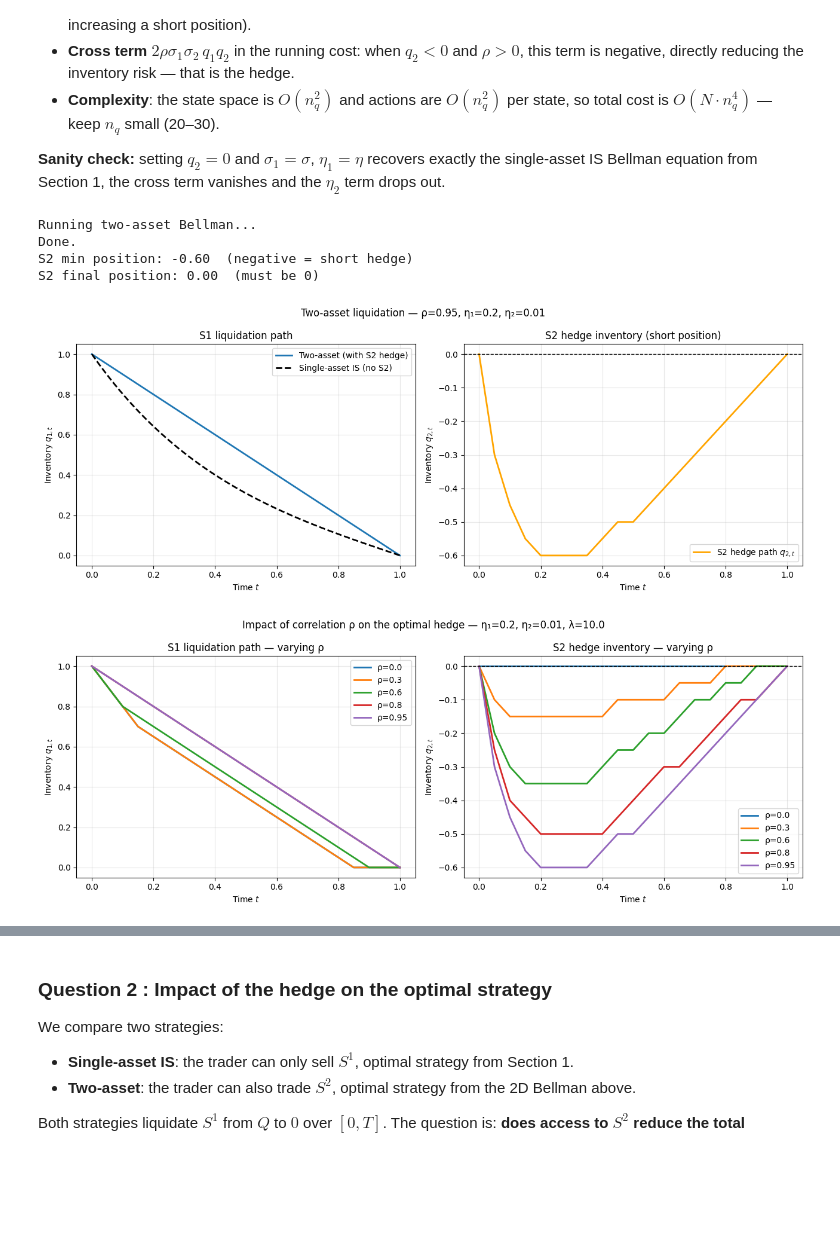
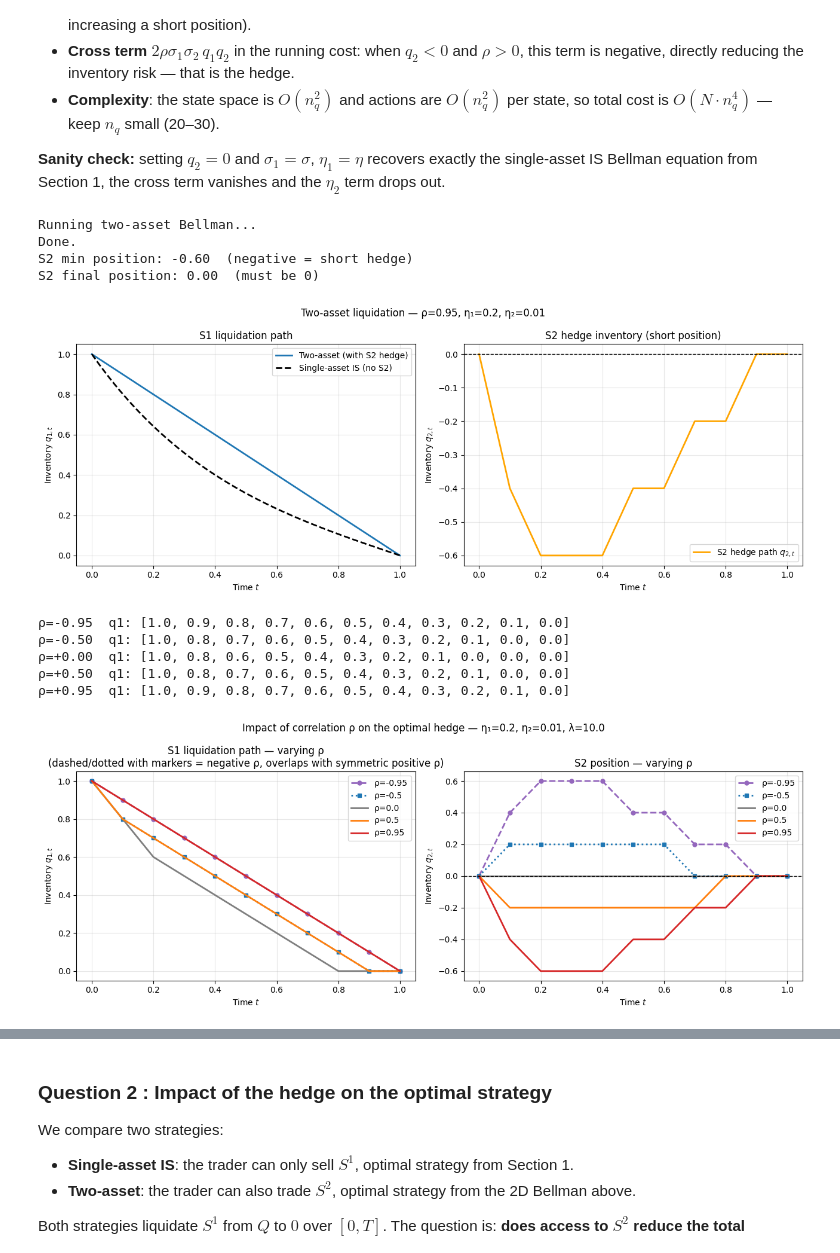
Before and after one commit to BenjaminFernandesNeres/almgren-chriss-extensions, a Jupyter notebook: main.ipynb, the cells around one changed output, grey strips where cells are left out. Cells and saved outputs as stored; diff of their text form; code cells hidden in the pictures; blank space fills up the shorter version.

```diff
--- a/main.ipynb
+++ b/main.ipynb
@@ -527,15 +530,14 @@ Compared to the 1D Bellman (Section 1):
 # The hedge is beneficial when lambda is large (risk-averse) and eta2 << eta1
 Q_s1   = 1.0    # initial inventory of S1 (S2 starts at 0 by definition)
 T      = 1.0    # liquidation horizon (same as Section 1)
-sigma1 = 0.3
-sigma2 = 0.3
-rho    = 0.95   # very high correlation: S2 is a close substitute for S1
-eta1   = 0.2    # S1 illiquid
-eta2   = 0.01   # S2 much more liquid (20x cheaper to trade)
-lam    = 10.0   # high risk aversion — higher than Section 1 to show hedge benefit
-
-N      = 20
-n_q    = 20
+sigma1 = 0.3    # volatility of S1
+sigma2 = 0.3    # volatility of S2
+rho    = 0.95   # correlation between S1 and S2 (very high: S2 is a close substitute)
+eta1   = 0.2    # temporary impact of S1 (illiquid)
+eta2   = 0.01   # temporary impact of S2 (20x more liquid than S1)
+lam    = 10.0   # risk-aversion coefficient (high to show hedge benefit)
+N      = 10     # number of time steps
+n_q    = 10     # grid size per asset — finer grid for smoother paths (complexity: O(N * n_q^4))
 
 print('Running two-asset Bellman...')
 t, q1_grid, q2_grid, q1_path, q2_path = bellman_two_assets(
@@ -575,36 +577,43 @@ Running two-asset Bellman...
 Done.
 S2 min position: -0.60  (negative = short hedge)
 S2 final position: 0.00  (must be 0)
-[figure, old version]
+[figure, new version]
 # %%
-# Sensitivity to correlation rho
-rhos = [0.0, 0.3, 0.6, 0.8, 0.95]
-colors_rho = ['tab:blue', 'tab:orange', 'tab:green', 'tab:red', 'tab:purple']
+# Sensitivity to correlation rho — now including negative values
+rhos       = [-0.95, -0.5, 0.0, 0.5, 0.95]
+colors_rho = ['tab:purple', 'tab:blue', 'tab:gray', 'tab:orange', 'tab:red']
+styles_rho = ['--', ':', '-', '-', '-']
+markers    = ['o', 's', None, None, None]  # markers on negative rho to show they overlap with positive
 
 fig, axes = plt.subplots(1, 2, figsize=(13, 5))
 
-for rho_i, color in zip(rhos, colors_rho):
+for rho_i, color, style, marker in zip(rhos, colors_rho, styles_rho, markers):
     t_i, _, _, q1_i, q2_i = bellman_two_assets(
         Q_s1, T, sigma1, sigma2, rho_i, eta1, eta2, lam, N=N, n_q=n_q
     )
-    axes[0].plot(t_i, q1_i, color=color, label=f'ρ={rho_i}')
-    axes[1].plot(t_i, q2_i, color=color, label=f'ρ={rho_i}')
+    axes[0].plot(t_i, q1_i, color=color, linestyle=style, marker=marker, markersize=5, label=f'ρ={rho_i}')
+    axes[1].plot(t_i, q2_i, color=color, linestyle=style, marker=marker, markersize=5, label=f'ρ={rho_i}')
 
 axes[0].set_xlabel('Time $t$')
 axes[0].set_ylabel('Inventory $q_{1,t}$')
-axes[0].set_title('S1 liquidation path — varying ρ')
+axes[0].set_title('S1 liquidation path — varying ρ\n(dashed/dotted with markers = negative ρ, overlaps with symmetric positive ρ)')
 axes[0].legend()
 
 axes[1].axhline(0, color='k', linewidth=1, linestyle='--')
 axes[1].set_xlabel('Time $t$')
 axes[1].set_ylabel('Inventory $q_{2,t}$')
-axes[1].set_title('S2 hedge inventory — varying ρ')
+axes[1].set_title('S2 position — varying ρ')
 axes[1].legend()
 
 plt.suptitle(f'Impact of correlation ρ on the optimal hedge — η₁={eta1}, η₂={eta2}, λ={lam}', fontsize=12)
 plt.tight_layout()
 plt.show()
 # %% [output]
+ρ=-0.95  q1: [1.0, 0.9, 0.8, 0.7, 0.6, 0.5, 0.4, 0.3, 0.2, 0.1, 0.0]
+ρ=-0.50  q1: [1.0, 0.8, 0.7, 0.6, 0.5, 0.4, 0.3, 0.2, 0.1, 0.0, 0.0]
+ρ=+0.00  q1: [1.0, 0.8, 0.6, 0.5, 0.4, 0.3, 0.2, 0.1, 0.0, 0.0, 0.0]
+ρ=+0.50  q1: [1.0, 0.8, 0.7, 0.6, 0.5, 0.4, 0.3, 0.2, 0.1, 0.0, 0.0]
+ρ=+0.95  q1: [1.0, 0.9, 0.8, 0.7, 0.6, 0.5, 0.4, 0.3, 0.2, 0.1, 0.0]
-[figure, old version]
+[figure, new version]
 # %% [markdown]
 **Reading the ρ sensitivity:**
```
Also changed, not shown: parts of 6 cells of this notebook, 2 other files.
